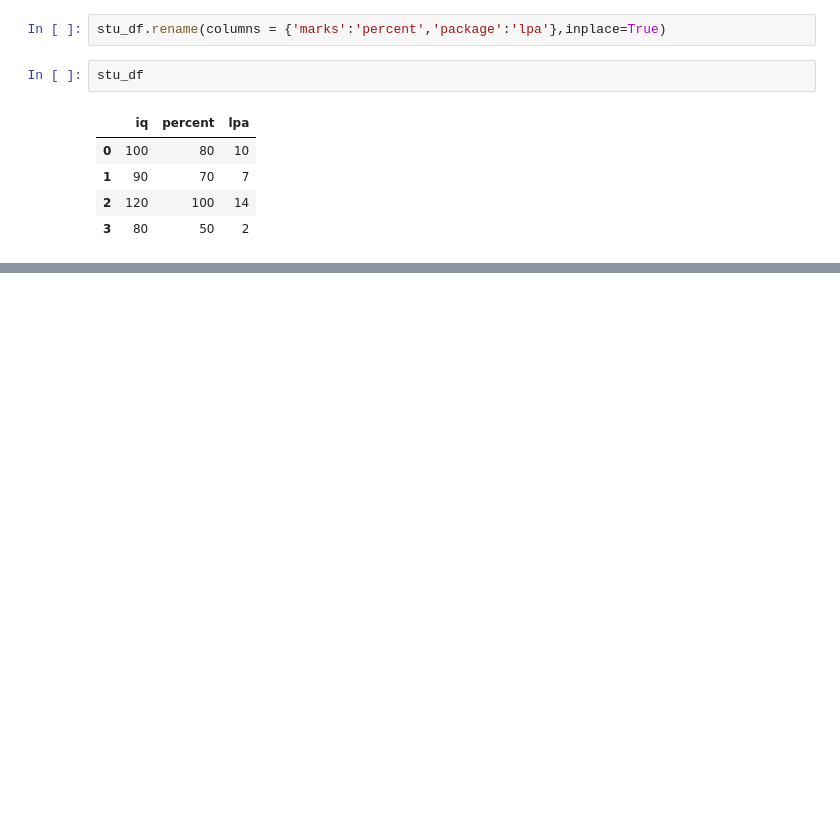
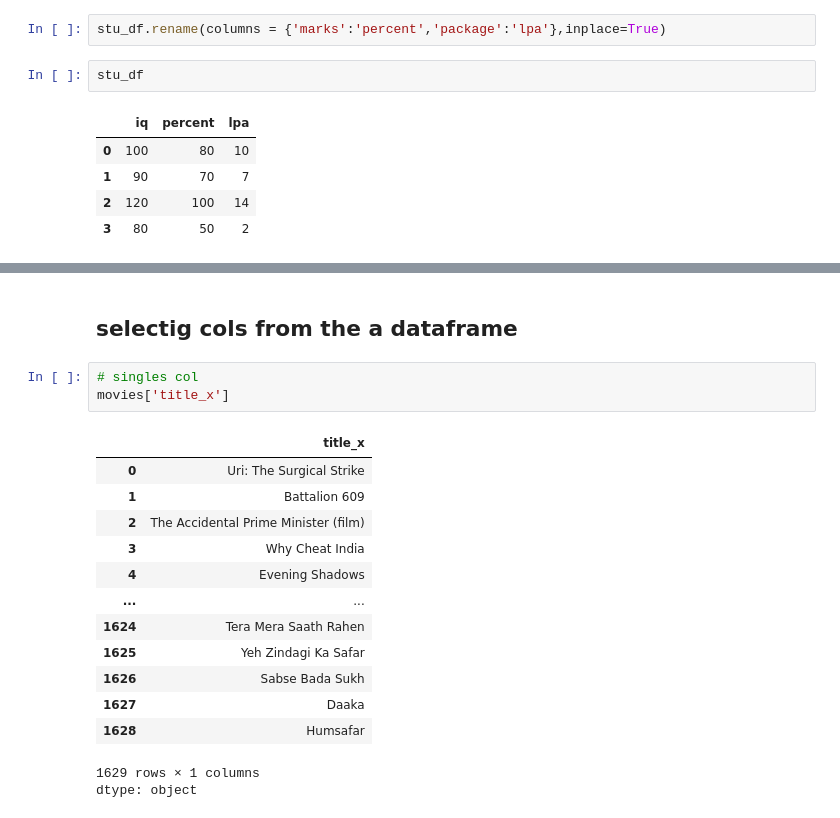
Before and after one commit to Swapn2/Data-Science-Learnings, a Jupyter notebook: Pandas_Dataframe.ipynb, the cells around one changed output, grey strips where cells are left out. Cells and saved outputs as stored; diff of their text form; blank space fills up the shorter version.

```diff
--- a/Pandas_Dataframe.ipynb
+++ b/Pandas_Dataframe.ipynb
@@ -293,0 +333,20 @@ stu_df
+# %% [markdown]
+## selectig cols from the a dataframe
+# %%
+# singles col
+movies['title_x']
+# %% [output]
+|  | title_x |
+| 0 | Uri: The Surgical Strike |
+| 1 | Battalion 609 |
+| 2 | The Accidental Prime Minister (film) |
+| 3 | Why Cheat India |
+| 4 | Evening Shadows |
+| ... | ... |
+| 1624 | Tera Mera Saath Rahen |
+| 1625 | Yeh Zindagi Ka Safar |
+| 1626 | Sabse Bada Sukh |
+| 1627 | Daaka |
+| 1628 | Humsafar |
+1629 rows × 1 columns
+dtype: object
```
Also changed, not shown: parts of 12 cells of this notebook.
